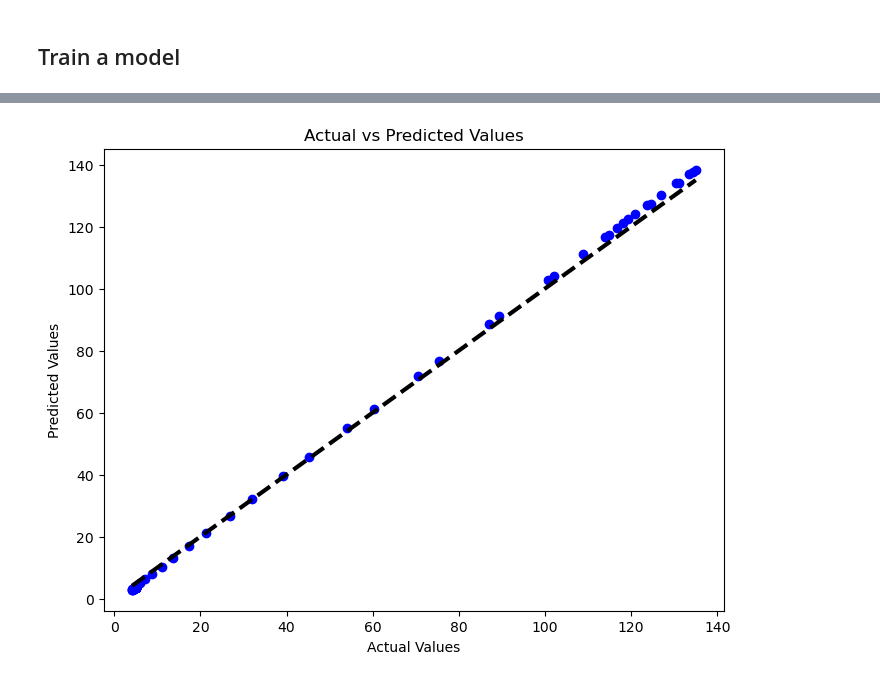
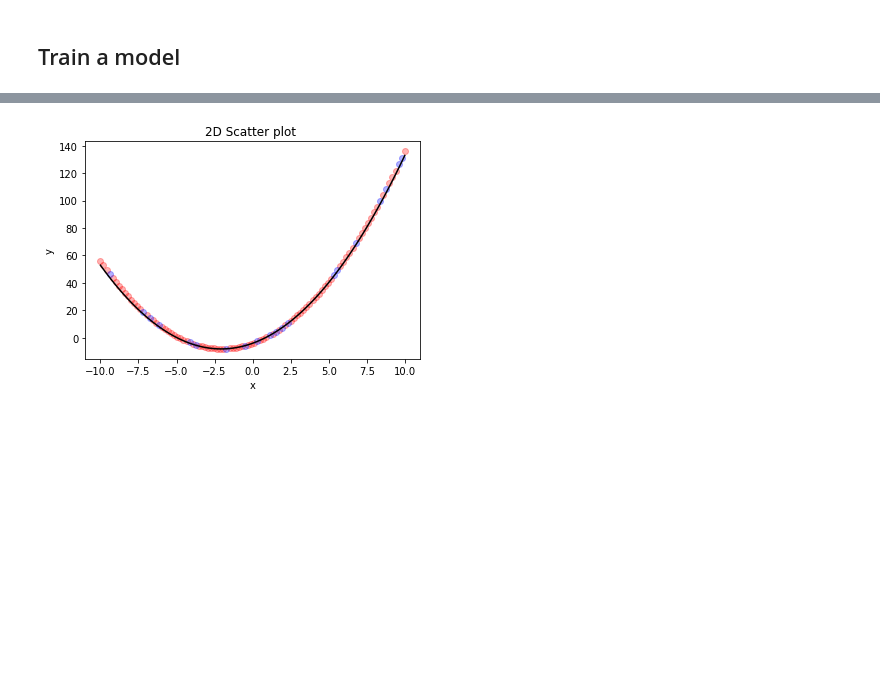
Before and after one commit to beatazor/low-rank-transport, a Jupyter notebook: notebooks/NN_polynomial.ipynb, the cells around one changed output, grey strips where cells are left out. Drawn from its saved outputs; the diff is of its cells as text; code cells hidden in the pictures; blank space fills up the shorter version.

```diff
--- a/notebooks/NN_polynomial.ipynb
+++ b/notebooks/NN_polynomial.ipynb
@@ -32,2 +18,6 @@ def create_gaussian_polynomial_time_matrix(rows=500, cols=50, sigma=1.0):
 # %%
-rows, cols, sigma = 500, 50, 5.0
+rows, cols, sigma = 500, 100, 5.0
+coefficients1 = [1,4,-4]
+coefficients2 = [2,3,1]
+degree1 = 2
+degree2 = 2
@@ -78 +86,6 @@ print(X_train.shape, y_train.shape, X_test.shape, y_test.shape)
+# %%
+x_train = torch.tensor(x_train, dtype=torch.float32)
+x_val = torch.tensor(x_val, dtype=torch.float32)
+y_train = torch.tensor(y_train, dtype=torch.float32)
+y_val = torch.tensor(y_val, dtype=torch.float32)
 # %%
@@ -86,26 +103,20 @@ y_test = torch.tensor(y_test, dtype=torch.float32)
 class ShiftPredictionModel(nn.Module):
     def __init__(self, degree1, degree2, type_NN):
         super(ShiftPredictionModel, self).__init__()
-        self.degree1 = degree1
         self.a_coefficients = nn.ParameterList(
             [nn.Parameter(torch.randn(1, requires_grad=True, dtype=torch.float32)) for _ in range(degree1+1)]
         )
         self.b_coefficients = nn.ParameterList(
-            [nn.Parameter(torch.randn(1, requires_grad=True, dtype=torch.float32)) for _ in range(degree2)]
+            [nn.Parameter(torch.randn(1, requires_grad=True, dtype=torch.float32)) for _ in range(degree2+1)]
         )
         self.type_NN = type_NN
 
     def forward_pol(self,t):
-        shift = self.a_coefficients[0] * torch.ones(t.size(0), 1, dtype=torch.float32)
-        for i in range(1, self.degree1 + 1):
-            shift += self.a_coefficients[i] * torch.sum(t**i, dim=1, keepdim=True)
-        return shift
+        return sum([coeff * t**i for i, coeff in enumerate(self.a_coefficients)])
 
     def forward_rat(self,t):
-        shift = self.b_coefficients[0] * torch.ones(t.size(0), 1, dtype=torch.float32)
-        for i in range(1, self.degree1 + 1):
-            shift += self.b_coefficients[i] * torch.sum(t**i, dim=1, keepdim=True)
-        return self.forward_pol(t)/shift
+        shift2 = sum([coeff * t**i for i, coeff in enumerate(self.b_coefficients)]) + 1e-6 #avoid division by zero
+        return self.forward_pol(t)/shift2
 
     # def forward_activ(self, t):
     #     return F.relu(t)
@@ -114,7 +125,7 @@ class ShiftPredictionModel(nn.Module):
         if self.type_NN == "polynomial":
             output = self.forward_pol(t)
         elif self.type_NN == "rational":
-            output = self.forward_rat(x)
+            output = self.forward_rat(t)
 
         return output
 # %% [markdown]
@@ -178,11 +191,14 @@ Epoch [2900/3000], Loss: 5.0207, Test Loss: 1.4341, Coefficients:[5, -2, 10][3.5
 Model training complete.
 # %%
-plt.figure(figsize=(8, 6))
-plt.scatter(y_train.detach().numpy(), y_pred.detach().numpy(), color='blue')
-plt.xlabel('Actual Values')
-plt.ylabel('Predicted Values')
-plt.title('Actual vs Predicted Values')
-plt.plot([y_train.min(), y_train.max()], [y_train.min(), y_train.max()], 'k--', lw=3)
+t_values = np.linspace(-10, 10, cols)
+y_values = np.polyval(np.flip(a_coefficients_train.numpy()), t_values)
+
+plt.scatter(x_train, y_train, alpha = 0.3, marker = 'o', color = 'r')
+plt.scatter(x_val, y_val, alpha = 0.3, marker = 'o', color = 'b')
+plt.plot(t_values,y_values, color = 'k')
+plt.title('2D Scatter plot ')
+plt.xlabel('x')
+plt.ylabel('y')
 plt.show()
 # %% [output]
-[figure, old version]
+[figure, new version]
```
Also changed, not shown: parts of 19 cells of this notebook.
